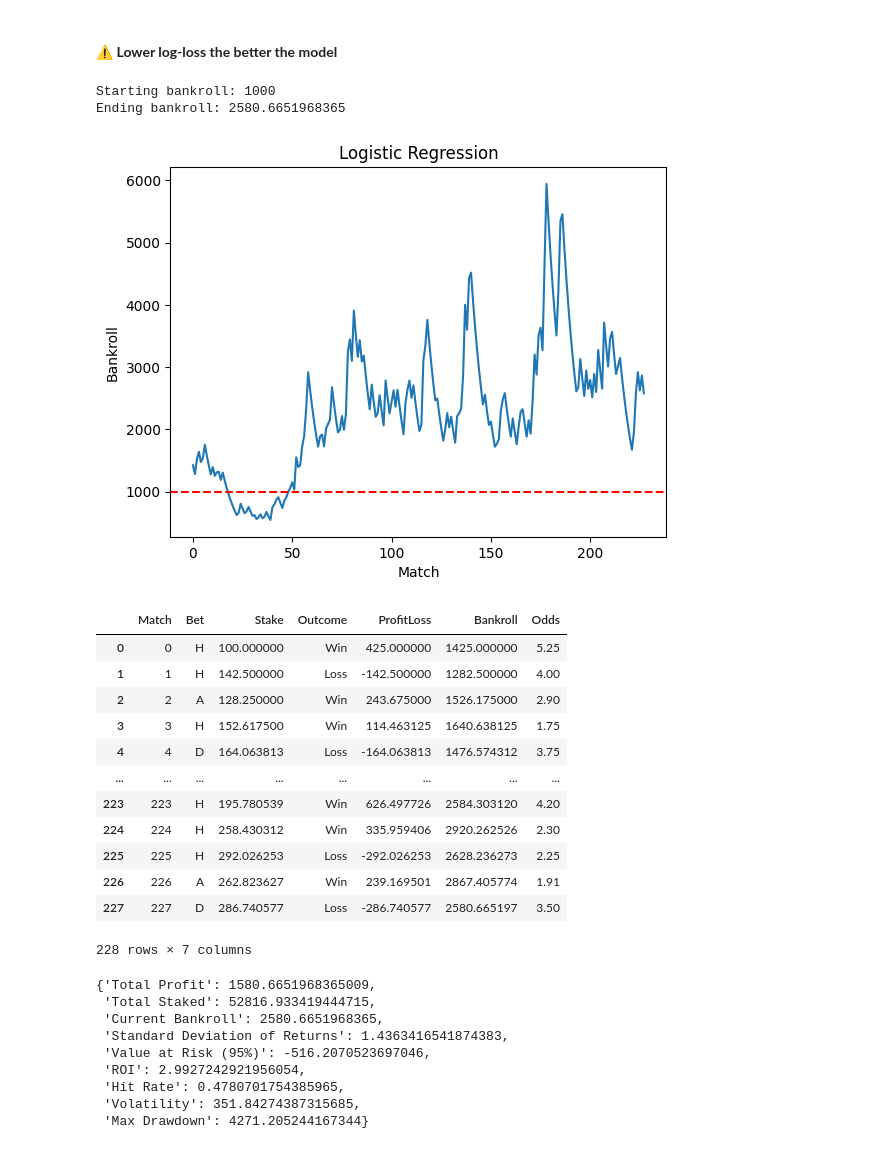
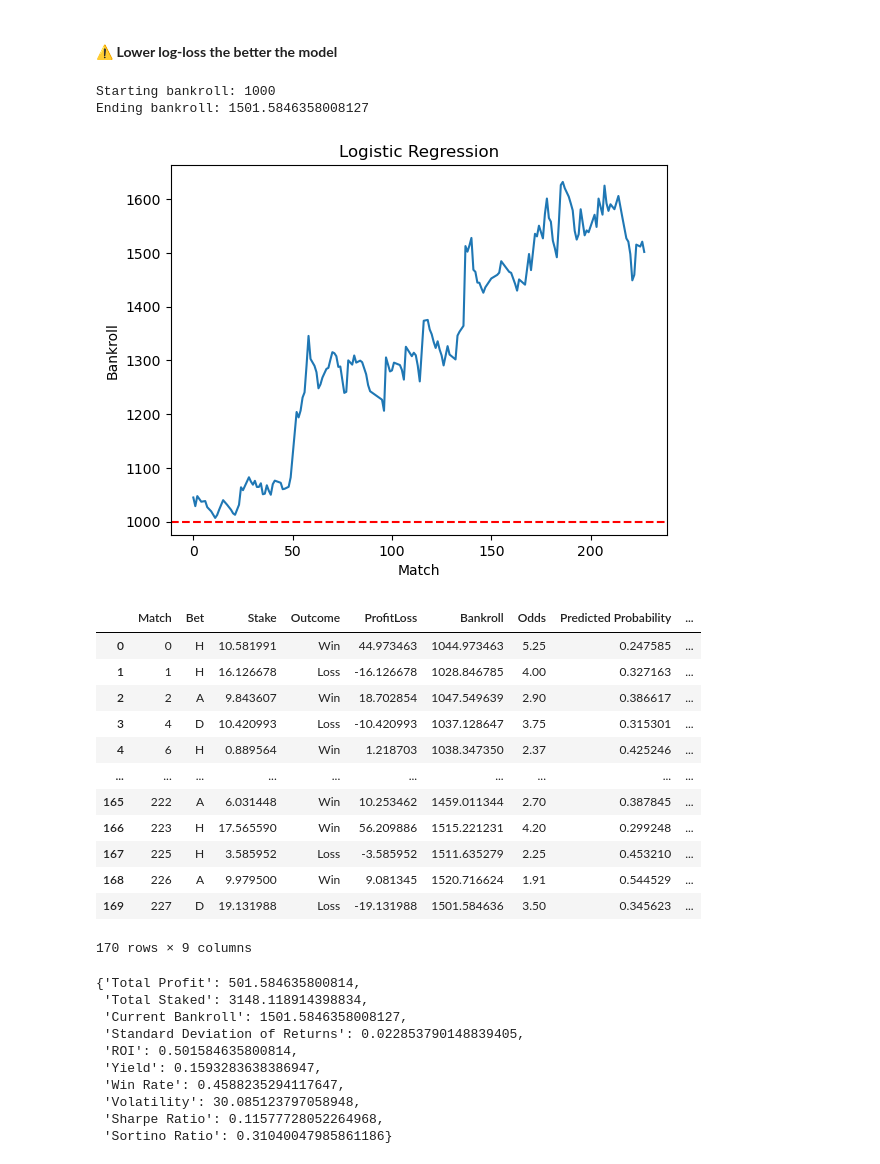
Before and after one commit to cabeywic/football-ml-betting, a Jupyter notebook: notebooks/experiments.ipynb, the cells around one changed output. Cells and saved outputs as stored; diff of their text form; code cells hidden in the pictures.

```diff
--- a/notebooks/experiments.ipynb
+++ b/notebooks/experiments.ipynb
@@ -98,7 +101,10 @@ classifiers = {
     'KNN': KNeighborsClassifier(n_neighbors=5),
     'Logistic Regression': LogisticRegression(max_iter=500),
     'Naive Bayes': GaussianNB(),
-    'Gradient Boosting': GradientBoostingClassifier(random_state=42)
+    'Gradient Boosting': GradientBoostingClassifier(random_state=42),
+    'XGBoost': xgb.XGBClassifier(use_label_encoder=False, eval_metric='logloss'),
+    'CatBoost': CatBoostClassifier(verbose=0, n_estimators=100),
+    # 'LightGBM': lgb.LGBMClassifier(),
 }
 
 classifier_comparison = ClassifierComparison(classifiers)
@@ -117,50 +123,51 @@ Best classifier: Logistic Regression | Score: 0.97
 # %%
 classifier_name = best_classifier
 classifier = classifiers[classifier_name]
 
 # strategy = KellyCriterionStrategy(label_encoder)
-strategy = FixedFractionalStrategy(label_encoder, fraction=0.1)
+# strategy = FixedFractionalStrategy(label_encoder, fraction=0.1)
 # strategy = ConfidenceThresholdStrategy(label_encoder, confidence_threshold=0.5, bet_size=0.1)
-# strategy = FractionalKellyCriterionStrategy(label_encoder, fraction=0.15)
+strategy = FractionalKellyCriterionStrategy(label_encoder, fraction=0.15)
 # strategy = DynamicFractionalKellyCriterionStrategy(label_encoder, min_fraction=0.15, max_fraction=0.35)
 print(f'Starting bankroll: {strategy.bankroll}')
 
 # Run the strategy
 strategy.run(X_test, y_test, classifier)
 print(f'Ending bankroll: {strategy.bankroll}')
 
 sns.lineplot(data=strategy.history, x='Match', y='Bankroll').set_title(classifier_name)
 plt.axhline(1000, color='r', linestyle='--')
 plt.show()
 # %% [output]
 Starting bankroll: 1000
-Ending bankroll: 2580.6651968365
+Ending bankroll: 1501.5846358008127
-[figure, old version]
+[figure, new version]
 # %%
 strategy.history
 # %% [output]
-|  | Match | Bet | Stake | Outcome | ProfitLoss | Bankroll | Odds |
-| 0 | 0 | H | 100.000000 | Win | 425.000000 | 1425.000000 | 5.25 |
-| 1 | 1 | H | 142.500000 | Loss | -142.500000 | 1282.500000 | 4.00 |
-| 2 | 2 | A | 128.250000 | Win | 243.675000 | 1526.175000 | 2.90 |
-| 3 | 3 | H | 152.617500 | Win | 114.463125 | 1640.638125 | 1.75 |
-| 4 | 4 | D | 164.063813 | Loss | -164.063813 | 1476.574312 | 3.75 |
-| ... | ... | ... | ... | ... | ... | ... | ... |
-| 223 | 223 | H | 195.780539 | Win | 626.497726 | 2584.303120 | 4.20 |
-| 224 | 224 | H | 258.430312 | Win | 335.959406 | 2920.262526 | 2.30 |
-| 225 | 225 | H | 292.026253 | Loss | -292.026253 | 2628.236273 | 2.25 |
-| 226 | 226 | A | 262.823627 | Win | 239.169501 | 2867.405774 | 1.91 |
-| 227 | 227 | D | 286.740577 | Loss | -286.740577 | 2580.665197 | 3.50 |
+|  | Match | Bet | Stake | Outcome | ProfitLoss | Bankroll | Odds | Predicted Probability | ... |
+| 0 | 0 | H | 10.581991 | Win | 44.973463 | 1044.973463 | 5.25 | 0.247585 | ... |
+| 1 | 1 | H | 16.126678 | Loss | -16.126678 | 1028.846785 | 4.00 | 0.327163 | ... |
+| 2 | 2 | A | 9.843607 | Win | 18.702854 | 1047.549639 | 2.90 | 0.386617 | ... |
+| 3 | 4 | D | 10.420993 | Loss | -10.420993 | 1037.128647 | 3.75 | 0.315301 | ... |
+| 4 | 6 | H | 0.889564 | Win | 1.218703 | 1038.347350 | 2.37 | 0.425246 | ... |
+| ... | ... | ... | ... | ... | ... | ... | ... | ... | ... |
+| 165 | 222 | A | 6.031448 | Win | 10.253462 | 1459.011344 | 2.70 | 0.387845 | ... |
+| 166 | 223 | H | 17.565590 | Win | 56.209886 | 1515.221231 | 4.20 | 0.299248 | ... |
+| 167 | 225 | H | 3.585952 | Loss | -3.585952 | 1511.635279 | 2.25 | 0.453210 | ... |
+| 168 | 226 | A | 9.979500 | Win | 9.081345 | 1520.716624 | 1.91 | 0.544529 | ... |
+| 169 | 227 | D | 19.131988 | Loss | -19.131988 | 1501.584636 | 3.50 | 0.345623 | ... |
-228 rows × 7 columns
+170 rows × 9 columns
 # %%
 strategy.metric_report()
 # %% [output]
-{'Total Profit': 1580.6651968365009,
- 'Total Staked': 52816.933419444715,
- 'Current Bankroll': 2580.6651968365,
- 'Standard Deviation of Returns': 1.4363416541874383,
- 'Value at Risk (95%)': -516.2070523697046,
- 'ROI': 2.9927242921956054,
- 'Hit Rate': 0.4780701754385965,
- 'Volatility': 351.84274387315685,
- 'Max Drawdown': 4271.205244167344}
+{'Total Profit': 501.584635800814,
+ 'Total Staked': 3148.118914398834,
+ 'Current Bankroll': 1501.5846358008127,
+ 'Standard Deviation of Returns': 0.022853790148839405,
+ 'ROI': 0.501584635800814,
+ 'Yield': 0.1593283638386947,
+ 'Win Rate': 0.4588235294117647,
+ 'Volatility': 30.085123797058948,
+ 'Sharpe Ratio': 0.11577728052264968,
+ 'Sortino Ratio': 0.31040047985861186}
```
Also changed, not shown: parts of 6 cells of this notebook, 5 other files.
